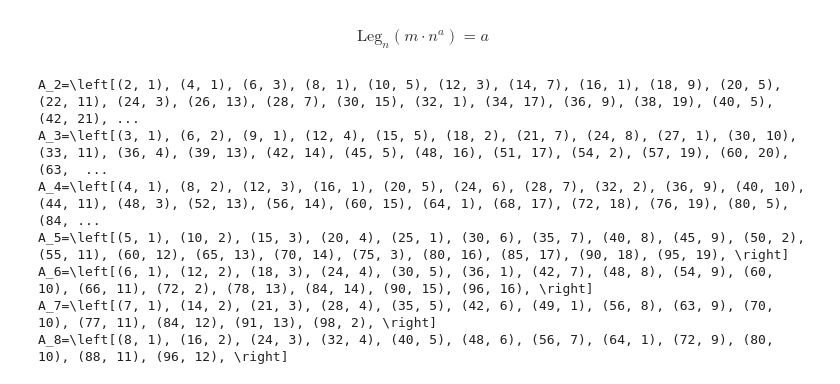
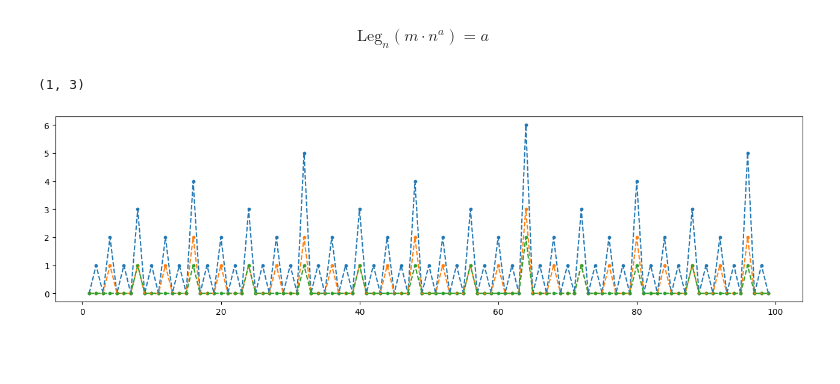
Before and after one commit to NikoSolov/MathDiscoveries, a Jupyter notebook: MyProjects/Legarithm.ipynb, the cells around one changed output. Saved outputs shown, nothing was run; the diff lists cells and outputs as text; code cells hidden in the pictures; blank space fills up the shorter version.

```diff
--- a/MyProjects/Legarithm.ipynb
+++ b/MyProjects/Legarithm.ipynb
@@ -2,21 +2,26 @@
 $$
 \text{Leg}_{n}(m\cdot n^{a})=a
 $$
-# %%
-for d in range(2,9):
-    S=""
-    for i in range(1, 100):
-        p = i
-        while (p%d==0):
-            p//=d
-        if (i!=p):
-            S+=f"({i}, {p}), "
-    print(f"A_{d}=\\left[{S}\\right]")
-# %% [output]
-A_2=\left[(2, 1), (4, 1), (6, 3), (8, 1), (10, 5), (12, 3), (14, 7), (16, 1), (18, 9), (20, 5), (22, 11), (24, 3), (26, 13), (28, 7), (30, 15), (32, 1), (34, 17), (36, 9), (38, 19), (40, 5), (42, 21), ...
-A_3=\left[(3, 1), (6, 2), (9, 1), (12, 4), (15, 5), (18, 2), (21, 7), (24, 8), (27, 1), (30, 10), (33, 11), (36, 4), (39, 13), (42, 14), (45, 5), (48, 16), (51, 17), (54, 2), (57, 19), (60, 20), (63,  ...
-A_4=\left[(4, 1), (8, 2), (12, 3), (16, 1), (20, 5), (24, 6), (28, 7), (32, 2), (36, 9), (40, 10), (44, 11), (48, 3), (52, 13), (56, 14), (60, 15), (64, 1), (68, 17), (72, 18), (76, 19), (80, 5), (84, ...
-A_5=\left[(5, 1), (10, 2), (15, 3), (20, 4), (25, 1), (30, 6), (35, 7), (40, 8), (45, 9), (50, 2), (55, 11), (60, 12), (65, 13), (70, 14), (75, 3), (80, 16), (85, 17), (90, 18), (95, 19), \right]
-A_6=\left[(6, 1), (12, 2), (18, 3), (24, 4), (30, 5), (36, 1), (42, 7), (48, 8), (54, 9), (60, 10), (66, 11), (72, 2), (78, 13), (84, 14), (90, 15), (96, 16), \right]
-A_7=\left[(7, 1), (14, 2), (21, 3), (28, 4), (35, 5), (42, 6), (49, 1), (56, 8), (63, 9), (70, 10), (77, 11), (84, 12), (91, 13), (98, 2), \right]
-A_8=\left[(8, 1), (16, 2), (24, 3), (32, 4), (40, 5), (48, 6), (56, 7), (64, 1), (72, 9), (80, 10), (88, 11), (96, 12), \right]
+# %%
+def leg(m, n):
+    p = m
+    a = 0
+    while (p%n==0):
+        p//=n
+        a+=1
+    return a, p
+leg(6,2)
+# %% [output]
+(1, 3)
+# %%
+import numpy as np
+import matplotlib.pyplot as plt
+plt.figure(figsize=(16,4))
+for j in range(1,4):
+    d = 2**j
+    x = np.arange(1, 100)
+    y = [leg(i, d)[0] for i in x]
+    plt.scatter(x,y, s=10)
+    plt.plot(x,y, '--')
+# %% [output]
+[figure, added]
```
